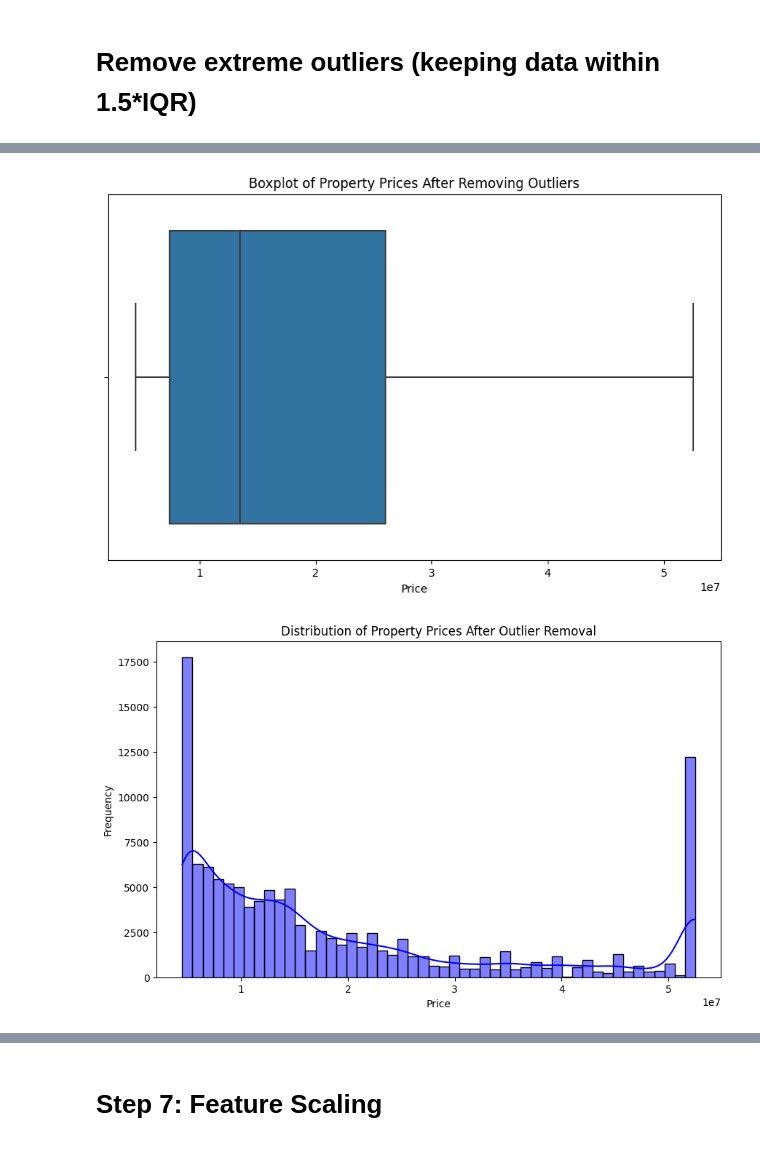
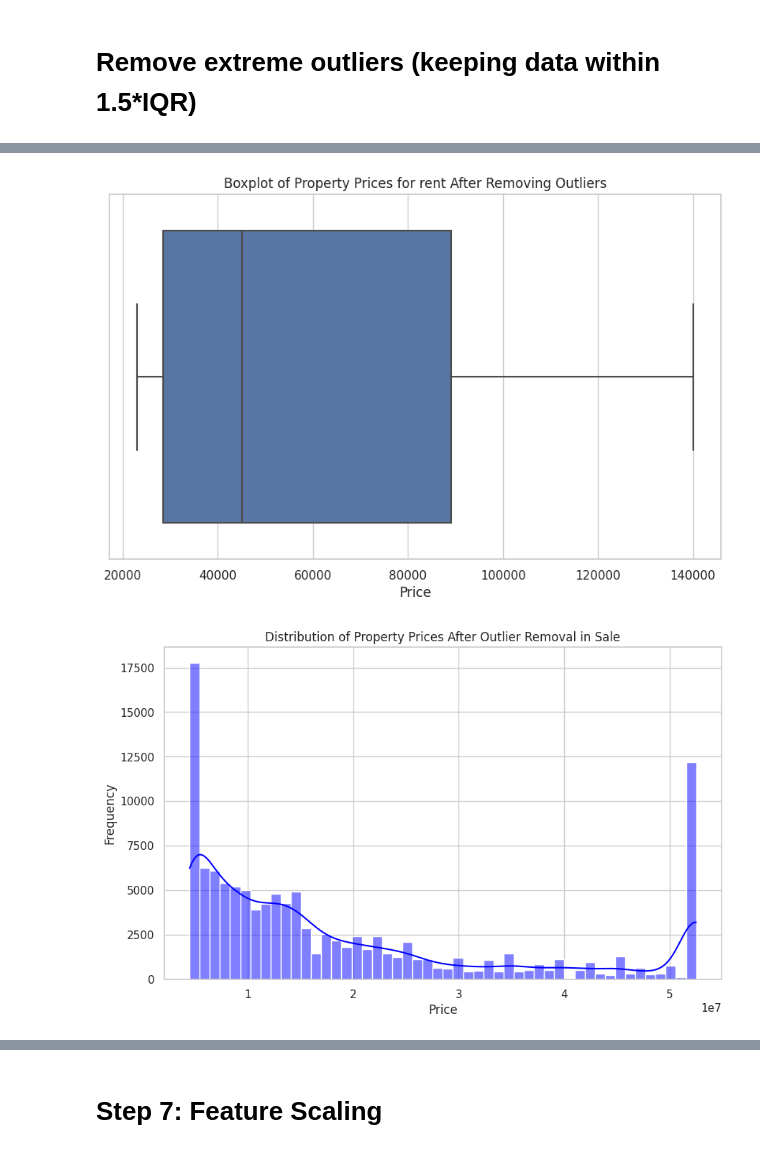
Before and after one commit to nisar1976/project, a Jupyter notebook: real-estate-prediction-arima-lstm.ipynb, the cells around one changed output, grey strips where cells are left out. Cells and saved outputs as stored; diff of their text form; code cells hidden in the pictures.

```diff
--- a/real-estate-prediction-arima-lstm.ipynb
+++ b/real-estate-prediction-arima-lstm.ipynb
@@ -258,5 +340,12 @@ df_sale["date_added"] = df_sale["date_added"].astype("datetime64[ns]")
 df_sale.loc[:, "year"] = df_sale["date_added"].dt.year
 df_sale.loc[:, "month"] = df_sale["date_added"].dt.month
 df_sale.drop(columns=["date_added"], inplace=True)
+# %%
+df_rent["date_added"] = pd.to_datetime(df_rent["date_added"], errors="coerce")
+df_rent.dropna(subset=["date_added"], inplace=True)
+df_rent["date_added"] = df_rent["date_added"].astype("datetime64[ns]")
+df_rent.loc[:, "year"] = df_rent["date_added"].dt.year
+df_rent.loc[:, "month"] = df_rent["date_added"].dt.month
+df_rent.drop(columns=["date_added"], inplace=True)
 # %% [markdown]
 # Step 6: Detect and Handle Outliers
@@ -341,5 +519,7 @@ Outlier Prices Before Winsorization:
 # %%
 df_sale["price"] = winsorize(df_sale["price"], limits=[0.10, 0.10])
+
+df_rent["price"] = winsorize(df_rent["price"], limits=[0.10, 0.10])
 # %%
 plt.figure(figsize=(10, 6))
 sns.boxplot(x=df_sale["price"])
@@ -399,3 +619,11 @@ z_scores = np.abs(stats.zscore(df_sale["price"]))
 
 # Remove values with high Z-scores (greater than 3)
 df_sale = df_sale[z_scores < 3]
+# %%
+from scipy import stats
+
+# Compute Z-scores
+z_scores = np.abs(stats.zscore(df_rent["price"]))
+
+# Remove values with high Z-scores (greater than 3)
+df_rent = df_rent[z_scores < 3]
@@ -402,17 +645,23 @@ df_sale = df_sale[z_scores < 3]
+# %%
+#we need to apply limit 20 to winzorization, as rent has still outliers
+
+df_rent["price"] = winsorize(df_rent["price"], limits=[0.15, 0.15])
 # %%
+#checking outliers
+
 plt.figure(figsize=(10, 6))
-sns.boxplot(x=df_sale["price"])
-plt.title("Boxplot of Property Prices After Removing Outliers")
+sns.boxplot(x=df_rent["price"])
+plt.title("Boxplot of Property Prices for rent After Removing Outliers")
 plt.xlabel("Price")
 plt.show()
 # %% [output]
-[figure, old version]
+[figure, new version]
 # %%
 plt.figure(figsize=(10, 6))
 sns.histplot(df_sale["price"], bins=50, kde=True, color="blue")
-plt.title("Distribution of Property Prices After Outlier Removal")
+plt.title("Distribution of Property Prices After Outlier Removal in Sale")
 plt.xlabel("Price")
 plt.ylabel("Frequency")
 plt.show()
 # %% [output]
-[figure, old version]
+[figure, new version]
```
Also changed, not shown: parts of 46 cells of this notebook.
